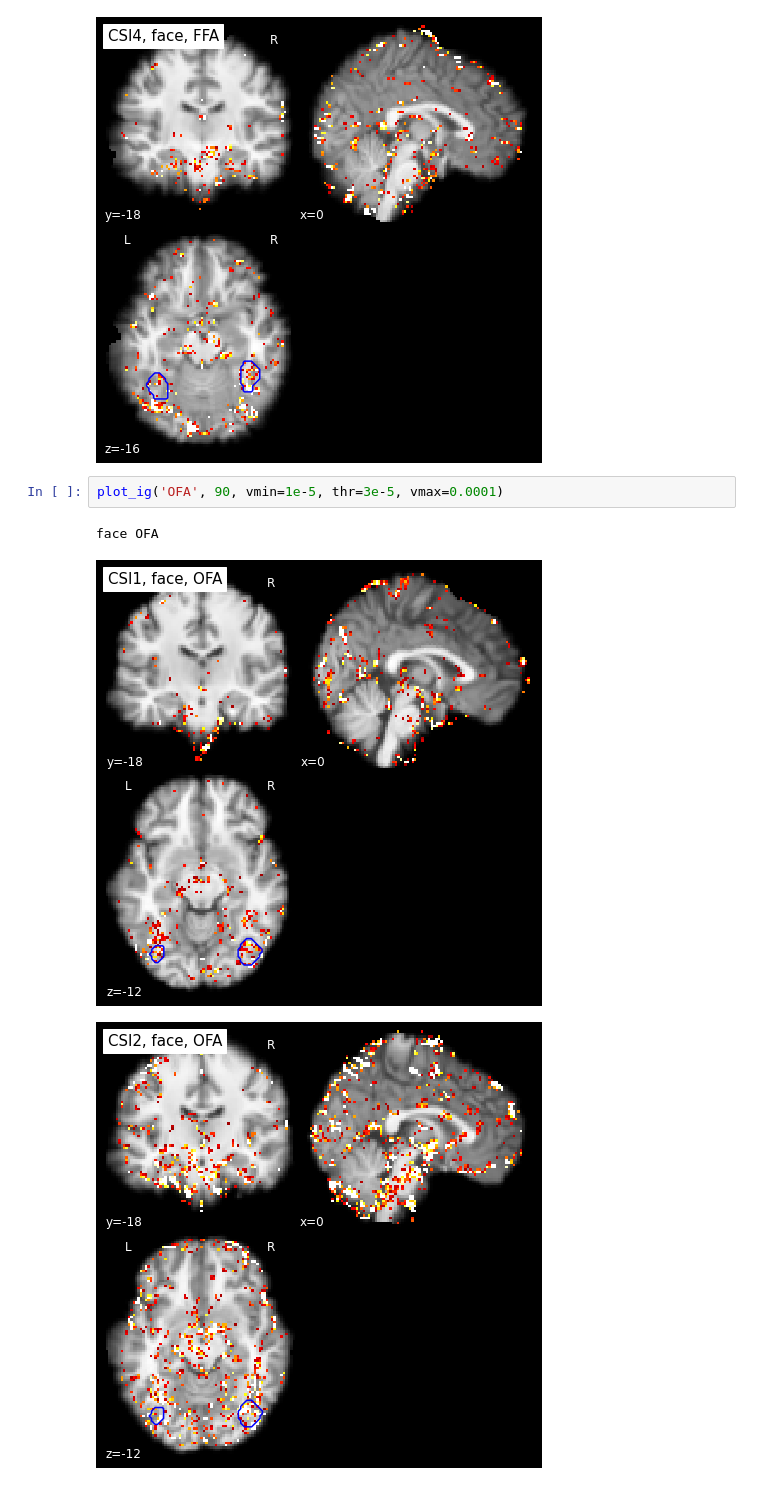
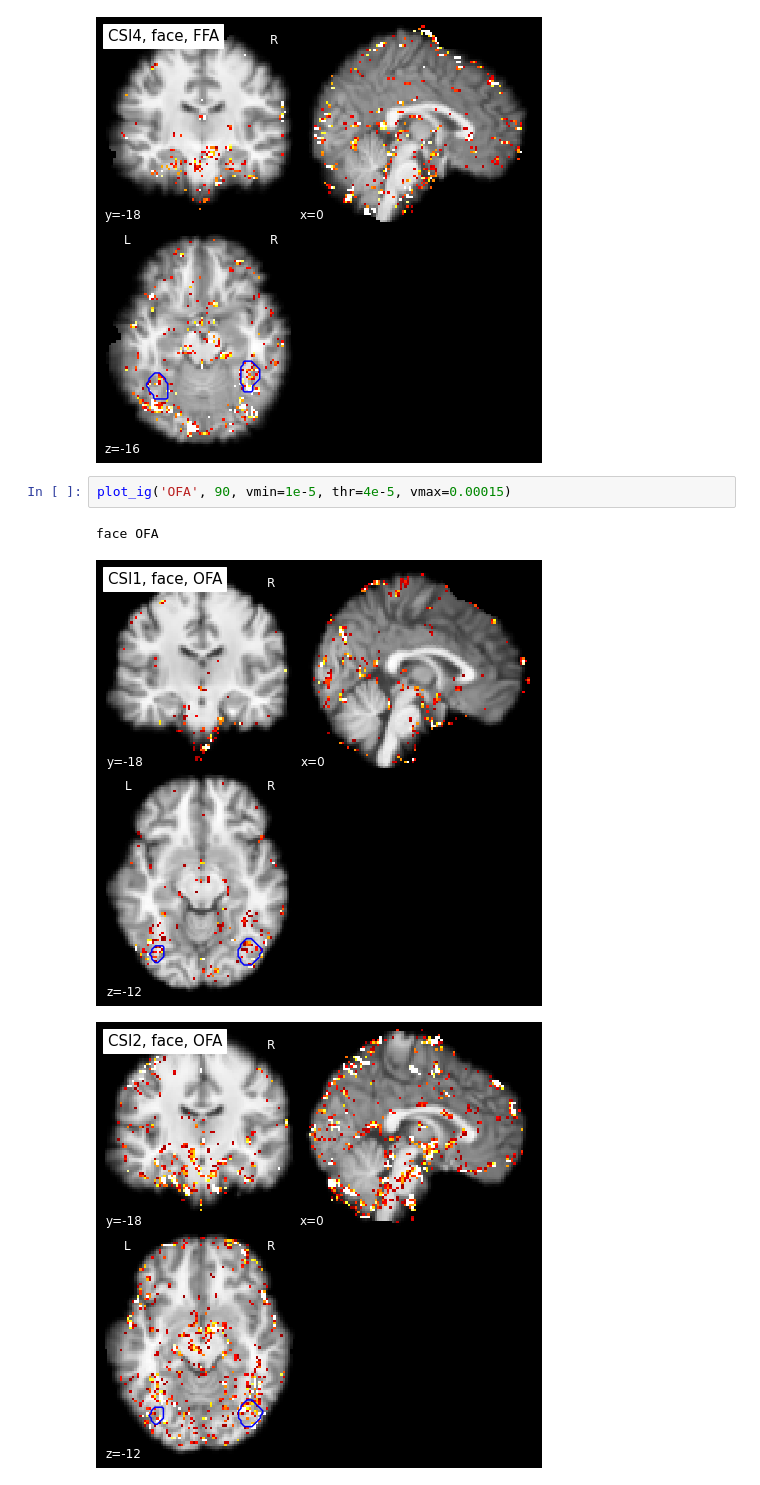
Before and after one commit to khademi/Neural-Decoding, a Jupyter notebook: contour.ipynb, the cells around one changed output. Saved outputs shown, nothing was run; the diff lists cells and outputs as text.

```diff
--- a/contour.ipynb
+++ b/contour.ipynb
@@ -76,8 +76,8 @@ face FFA
 [figure]
 [figure]
 # %%
-plot_ig('OFA', 90, vmin=1e-5, thr=3e-5, vmax=0.0001)
+plot_ig('OFA', 90, vmin=1e-5, thr=4e-5, vmax=0.00015)
 # %% [output]
 face OFA
-[figure, old version]
+[figure, new version]
-[figure, old version]
+[figure, new version]
```
Also changed, not shown: parts of 1 cell of this notebook.
